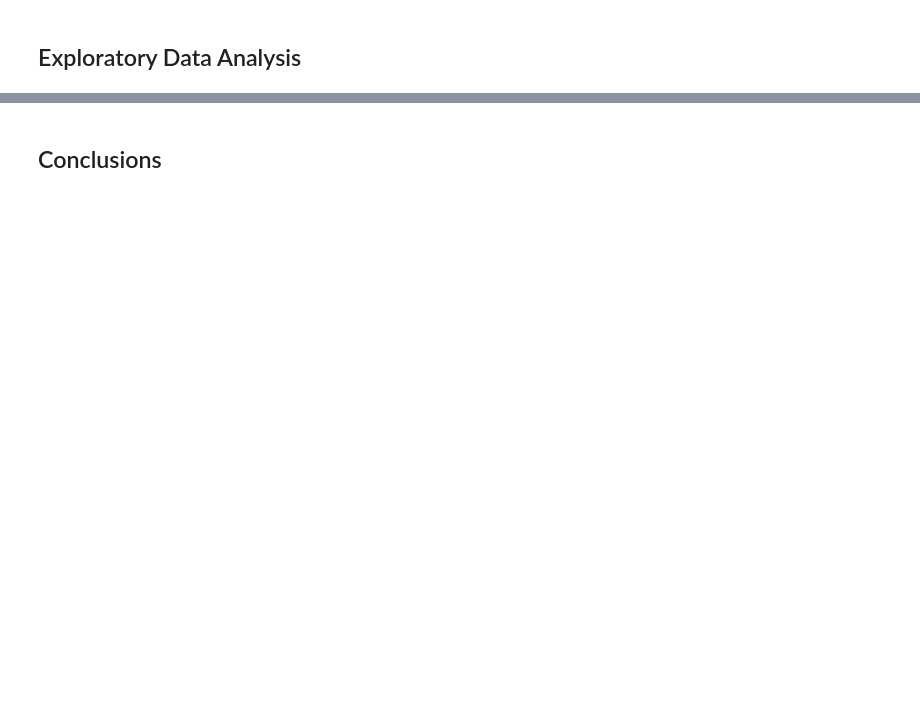
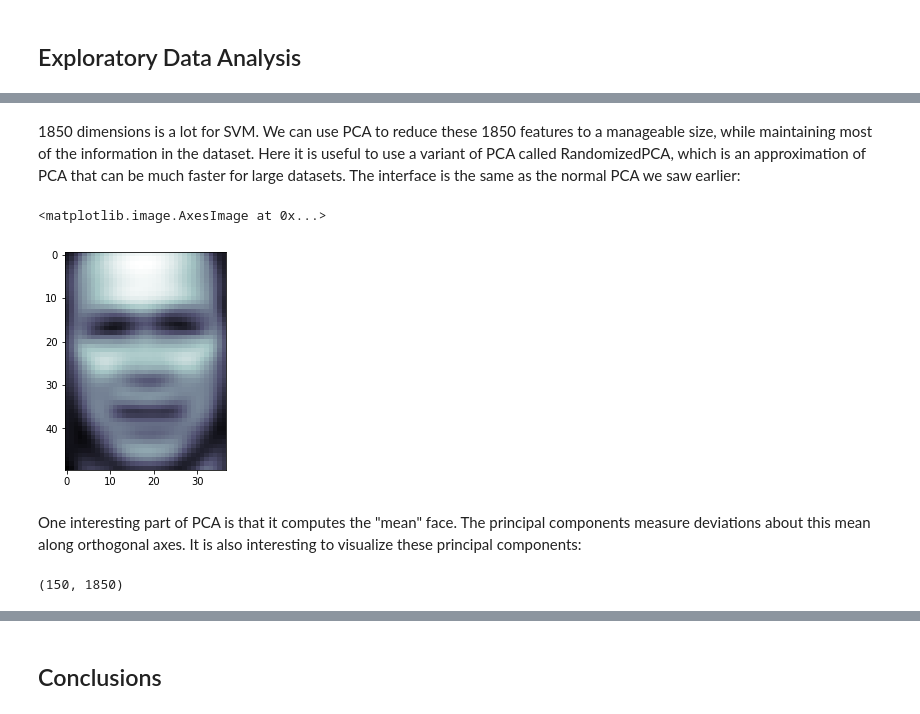
Before and after one commit to AnnieCRY/INET4061Project, a Jupyter notebook: finalProject.ipynb, the cells around one changed output, grey strips where cells are left out. Cells and saved outputs as stored; diff of their text form; code cells hidden in the pictures; blank space fills up the shorter version.

```diff
--- a/finalProject.ipynb
+++ b/finalProject.ipynb
@@ -150,0 +177,18 @@ img_data_list=[]
+# %% [markdown]
+1850 dimensions is a lot for SVM. We can use PCA to reduce these 1850 features to a manageable size, while maintaining most of the information in the dataset. Here it is useful to use a variant of PCA called RandomizedPCA, which is an approximation of PCA that can be much faster for large datasets. The interface is the same as the normal PCA we saw earlier:
+# %%
+from sklearn import decomposition
+pca = decomposition.RandomizedPCA(n_components=150, whiten=True)
+pca.fit(X_train)
+
+plt.imshow(pca.mean_.reshape((50, 37)), cmap=plt.cm.bone)
+# %% [output]
+<matplotlib.image.AxesImage at 0x...>
+[figure, added]
+# %% [markdown]
+One interesting part of PCA is that it computes the "mean" face.
+The principal components measure deviations about this mean along orthogonal axes. It is also interesting to visualize these principal components:
+# %%
+print(pca.components_.shape)
+# %% [output]
+(150, 1850)
```
Also changed, not shown: parts of 17 cells of this notebook.
